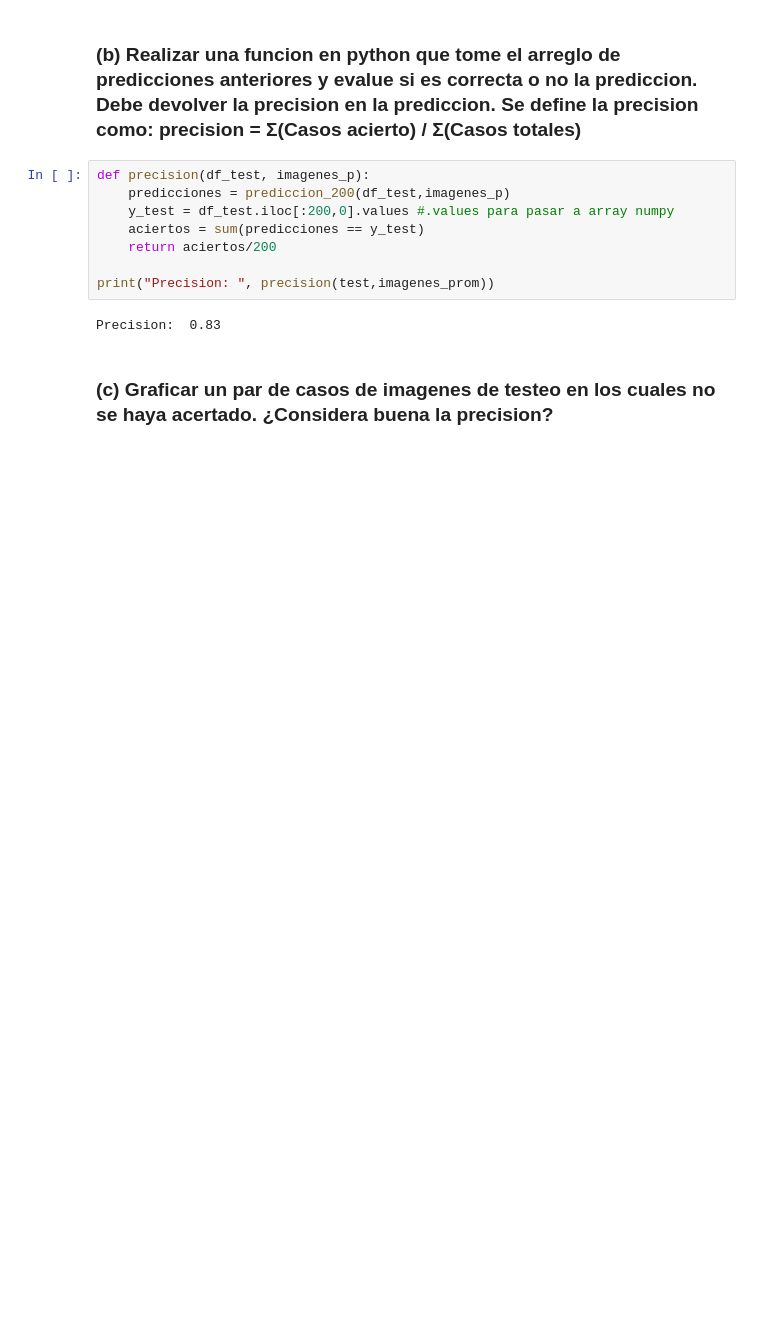
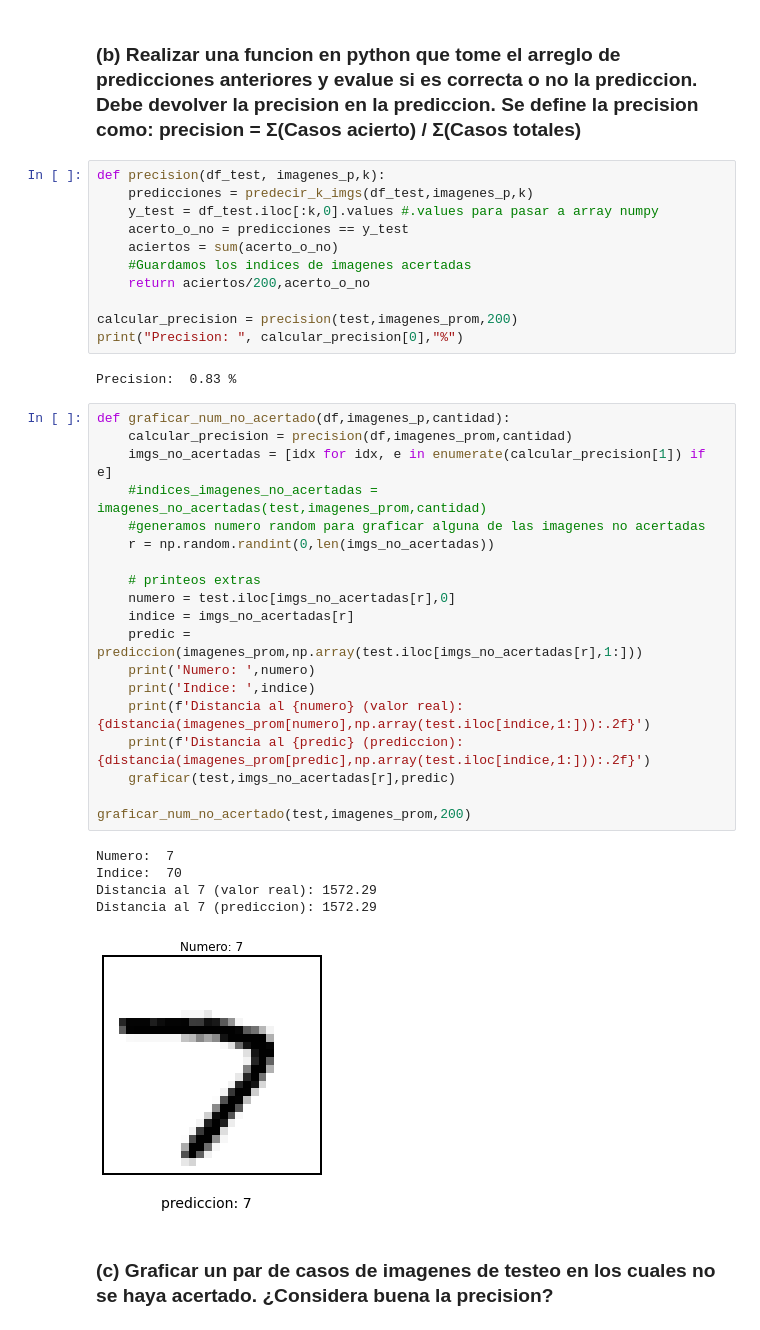
Before and after one commit to sanchez-17/TP2-AlgebraLinealComputacional-UBA-Exactas, a Jupyter notebook: Tp2.ipynb, the cells around one changed output. Saved outputs shown, nothing was run; the diff lists cells and outputs as text; blank space fills up the shorter version.

```diff
--- a/Tp2.ipynb
+++ b/Tp2.ipynb
@@ -161,15 +182,43 @@ def prediccion_200(df_test,imagenes_prom):
 # %% [markdown]
 ### (b) Realizar una funcion en python que tome el arreglo de predicciones anteriores y evalue si es correcta o no la prediccion. Debe devolver la precision en la prediccion. Se define la precision como:  precision = Σ(Casos acierto) / Σ(Casos totales)
 # %%
-def precision(df_test, imagenes_p):
-    predicciones = prediccion_200(df_test,imagenes_p)
-    y_test = df_test.iloc[:200,0].values #.values para pasar a array numpy
-    aciertos = sum(predicciones == y_test)
-    return aciertos/200
+def precision(df_test, imagenes_p,k):
+    predicciones = predecir_k_imgs(df_test,imagenes_p,k)
+    y_test = df_test.iloc[:k,0].values #.values para pasar a array numpy
+    acerto_o_no = predicciones == y_test
+    aciertos = sum(acerto_o_no)
+    #Guardamos los indices de imagenes acertadas
+    return aciertos/200,acerto_o_no
 
-print("Precision: ", precision(test,imagenes_prom))
+calcular_precision = precision(test,imagenes_prom,200)
+print("Precision: ", calcular_precision[0],"%")
 # %% [output]
-Precision:  0.83
+Precision:  0.83 %
+# %%
+def graficar_num_no_acertado(df,imagenes_p,cantidad):
+    calcular_precision = precision(df,imagenes_prom,cantidad)
+    imgs_no_acertadas = [idx for idx, e in enumerate(calcular_precision[1]) if e]
+    #indices_imagenes_no_acertadas = imagenes_no_acertadas(test,imagenes_prom,cantidad)
+    #generamos numero random para graficar alguna de las imagenes no acertadas
+    r = np.random.randint(0,len(imgs_no_acertadas))
+
+    # printeos extras
+    numero = test.iloc[imgs_no_acertadas[r],0]
+    indice = imgs_no_acertadas[r]
+    predic = prediccion(imagenes_prom,np.array(test.iloc[imgs_no_acertadas[r],1:]))
+    print('Numero: ',numero)
+    print('Indice: ',indice)
+    print(f'Distancia al {numero} (valor real): {distancia(imagenes_prom[numero],np.array(test.iloc[indice,1:])):.2f}')
+    print(f'Distancia al {predic} (prediccion): {distancia(imagenes_prom[predic],np.array(test.iloc[indice,1:])):.2f}')
+    graficar(test,imgs_no_acertadas[r],predic)
+
+graficar_num_no_acertado(test,imagenes_prom,200)
+# %% [output]
+Numero:  7
+Indice:  70
+Distancia al 7 (valor real): 1572.29
+Distancia al 7 (prediccion): 1572.29
+[figure, added]
 # %% [markdown]
 ### (c) Graficar un par de casos de imagenes de testeo en los cuales no se haya acertado. ¿Considera buena la precision?
 # %%
```
Also changed, not shown: parts of 11 cells of this notebook, 1 other file.
